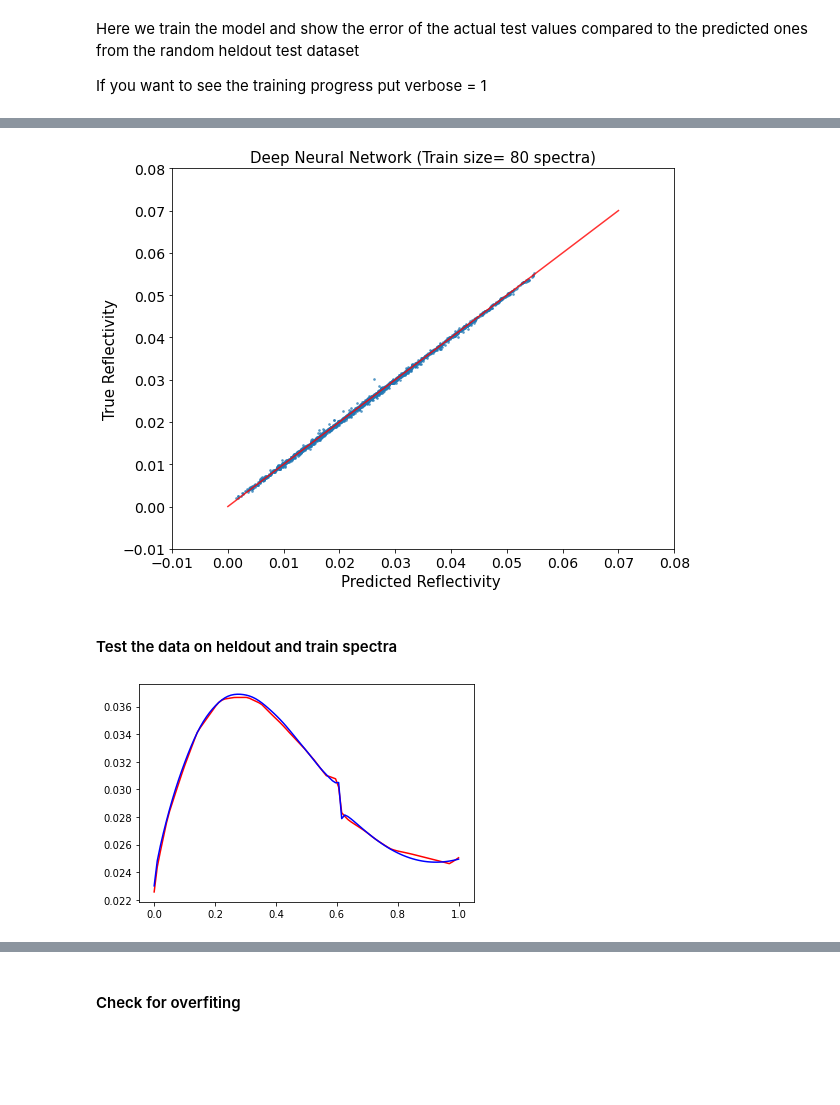
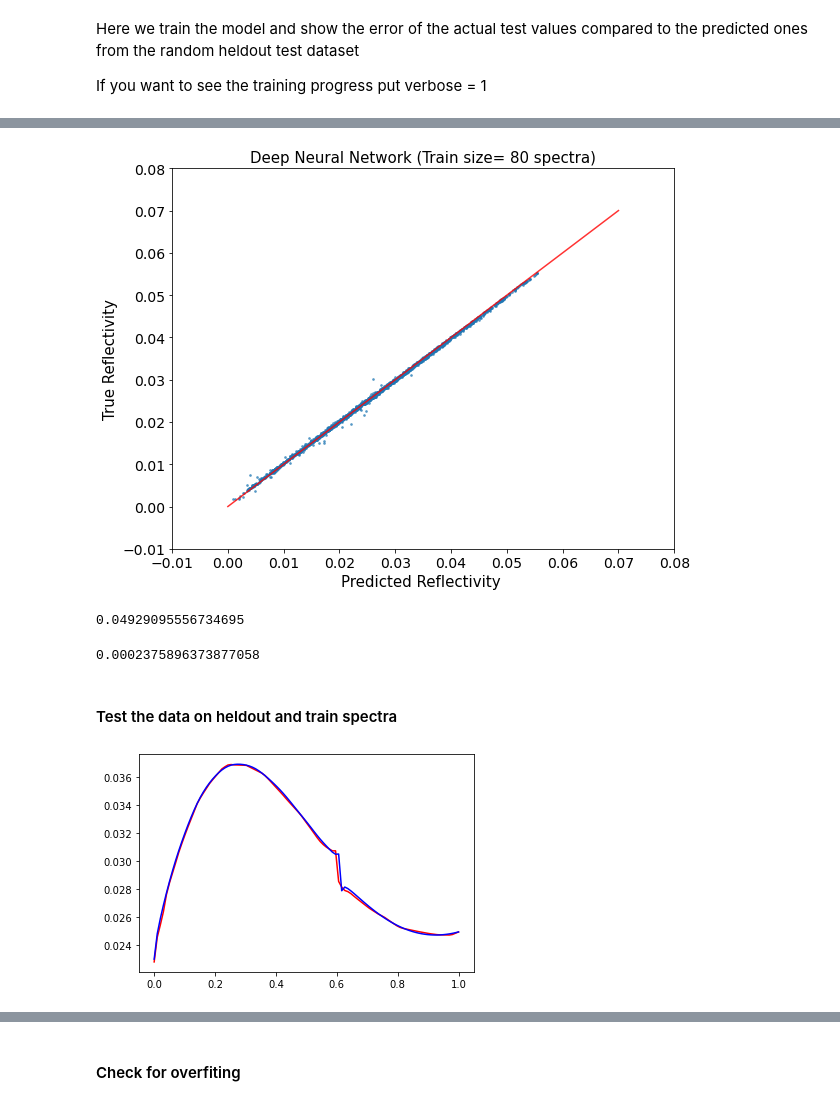
Before and after one commit to Nanometrisis/Nanomet_project_2021, a Jupyter notebook: Nanomet_processing_and_modeling.ipynb, the cells around one changed output, grey strips where cells are left out. Cells and saved outputs as stored; diff of their text form; code cells hidden in the pictures; blank space fills up the shorter version.

```diff
--- a/Nanomet_processing_and_modeling.ipynb
+++ b/Nanomet_processing_and_modeling.ipynb
@@ -266,7 +266,7 @@ n_inputs, n_outputs = X_train.shape[1],1
 model_forward = get_model(n_inputs, n_outputs)
 
 # fit model
-model_forward.fit(X_train, y_train, verbose=0, epochs=1600)
+model_forward.fit(X_train, y_train, verbose=0, epochs=1700)
 
 # evaluate model on test set
 #mae = model.evaluate(X_train, y_train, verbose=0)
@@ -290,4 +290,17 @@ plt.show()
-[figure, old version]
+[figure, new version]
+# %%
+#DELETE THIS LATER
+pre_heldout= model_forward.predict(df_test_out.drop(['Reflectance'], axis=1))
+np.sqrt(sklearn.metrics.mean_squared_error(df_test_out['Reflectance'], pre_heldout))/mean(extra_df['Reflectance'])
+#DELETE THIS LATER
+# %% [output]
+0.04929095556734695
+# %%
+import sklearn
+pred,y_test
+sklearn.metrics.mean_absolute_error(y_test, pred)
+# %% [output]
+0.0002375896373877058
 # %% [markdown]
 #### Test the data on heldout and train spectra
 # %%
@@ -299,7 +312,7 @@ plt.plot(df_helout['wavelength'], pre_heldout, 'r') # plotting t, a separately
 plt.plot(df_helout['wavelength'], df_helout['Reflectance'], 'b') # plotting t, b separately
 plt.show()
 # %% [output]
-[figure, old version]
+[figure, new version]
 # %%
 
 df_helout = df3[df3['Simulation index'] == 13]
```
Also changed, not shown: parts of 78 cells of this notebook, 2 other files.
